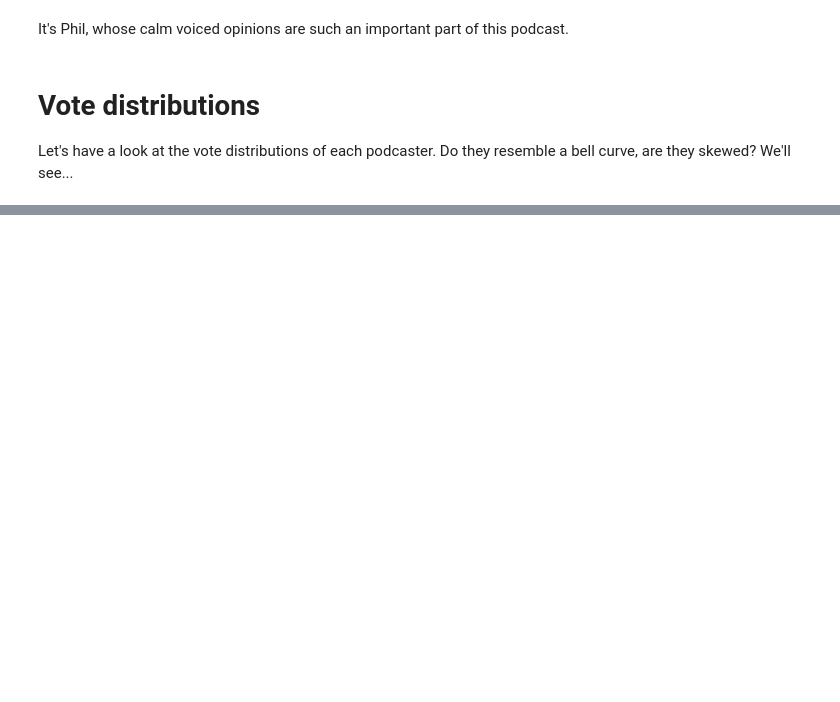
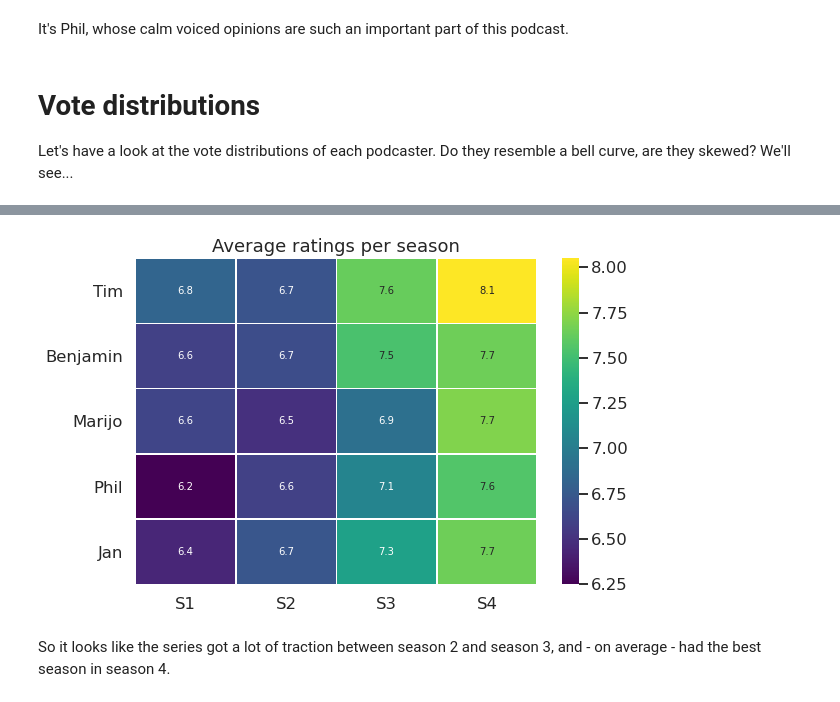
Before and after one commit to Japhiolite/podcast-stuff, a Jupyter notebook: notebooks/Auswertung_Zylonensender.ipynb, the cells around one changed output, grey strips where cells are left out. Saved outputs shown, nothing was run; the diff lists cells and outputs as text; code cells hidden in the pictures; blank space fills up the shorter version.

```diff
--- a/notebooks/Auswertung_Zylonensender.ipynb
+++ b/notebooks/Auswertung_Zylonensender.ipynb
@@ -92,0 +132,17 @@ fig.tight_layout()
+# %%
+seasons = ['S1', 'S2', 'S3', 'S4']
+data_seasons = {}
+for i in seasons:
+    data_seasons[i] = data.query(f'Episode.str.contains("{i}")', engine='python')
+pod_seasons={}
+for j in podcasters:
+    pod_seasons[j] = np.round([data_seasons[i].query(f'Sprecher=="{j}"')['Wertung'].mean() for i in seasons],2)
+average_ratings = pd.DataFrame.from_dict(pod_seasons, orient='index', columns=seasons)
+
+f, ax = plt.subplots(figsize=(9, 6))
+sns.heatmap(average_ratings, annot=True, linewidths=.5, ax=ax, cmap='viridis');
+ax.set_title('Average ratings per season');
+# %% [output]
+[figure, added]
+# %% [markdown]
+So it looks like the series got a lot of traction between season 2 and season 3, and - on average - had the best season in season 4.
```
Also changed, not shown: parts of 6 cells of this notebook, 1 other file.
